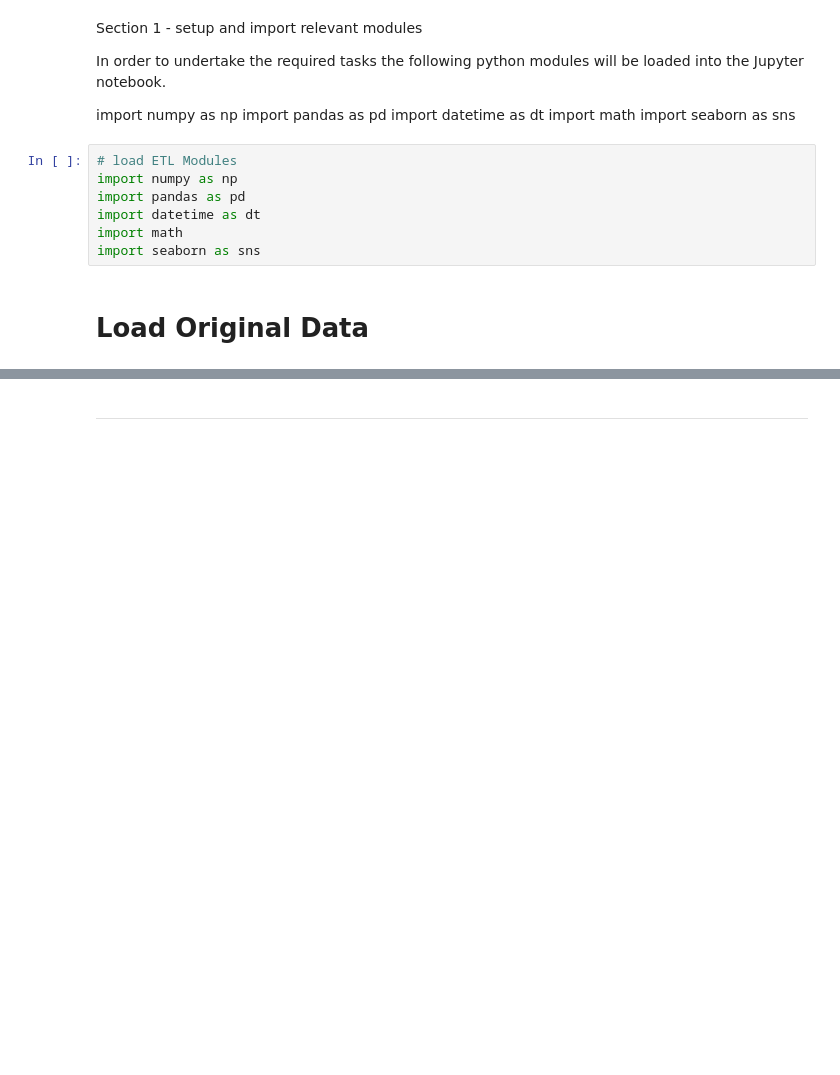
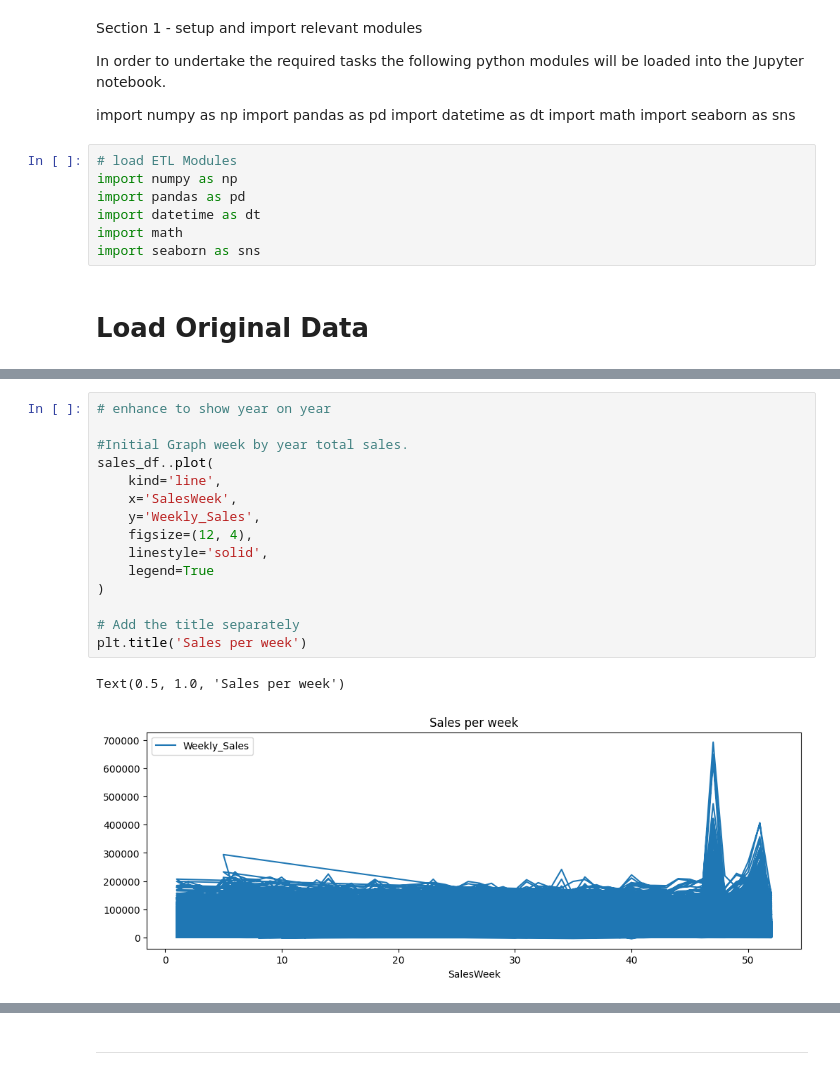
Before and after one commit to Golder-Development/CI_DA_Project_Jan2025_pg, a Jupyter notebook: jupyter_notebooks/IFa_JupyterNotebpook.ipynb, the cells around one changed output, grey strips where cells are left out. Drawn from its saved outputs; the diff is of its cells as text; blank space fills up the shorter version.

```diff
--- a/jupyter_notebooks/IFa_JupyterNotebpook.ipynb
+++ b/jupyter_notebooks/IFa_JupyterNotebpook.ipynb
@@ -107,0 +160,18 @@ Path to dataset files: /home/gitpod/.cache/kagglehub/datasets/manjeetsingh/retai
+# %%
+# enhance to show year on year
+
+#Initial Graph week by year total sales.
+sales_df..plot(
+    kind='line',
+    x='SalesWeek',
+    y='Weekly_Sales',
+    figsize=(12, 4),
+    linestyle='solid',
+    legend=True
+)
+
+# Add the title separately
+plt.title('Sales per week')
+# %% [output]
+Text(0.5, 1.0, 'Sales per week')
+[figure, added]
```
Also changed, not shown: parts of 26 cells of this notebook, 3 other files.
